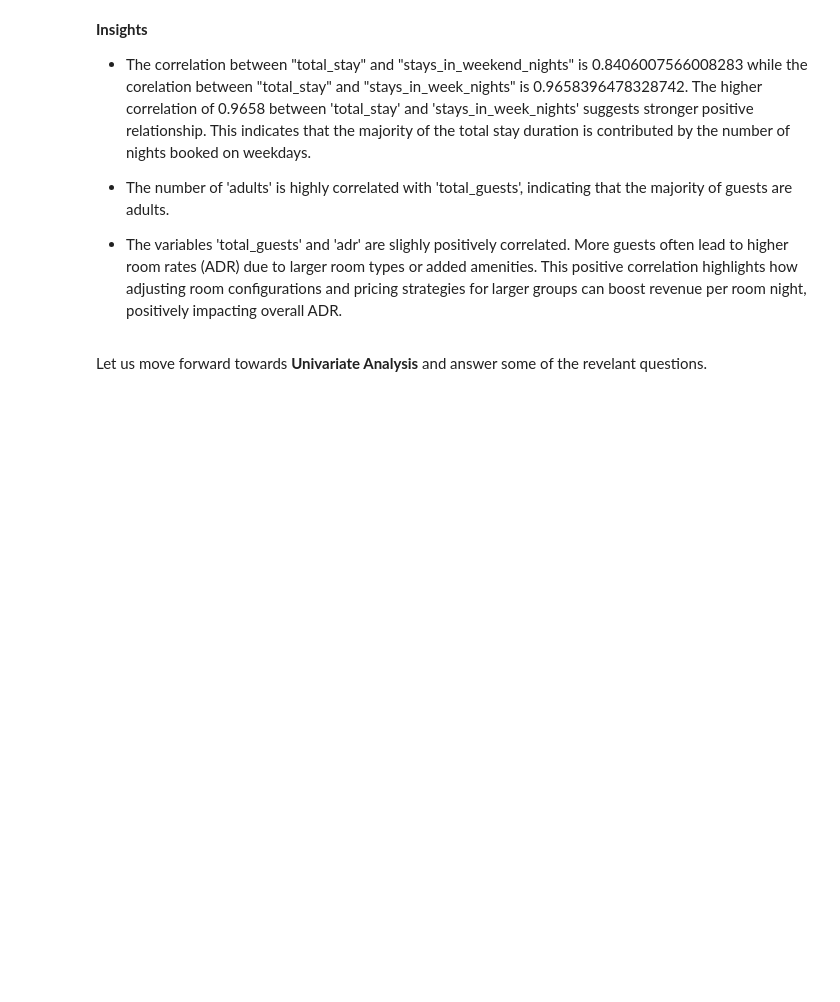
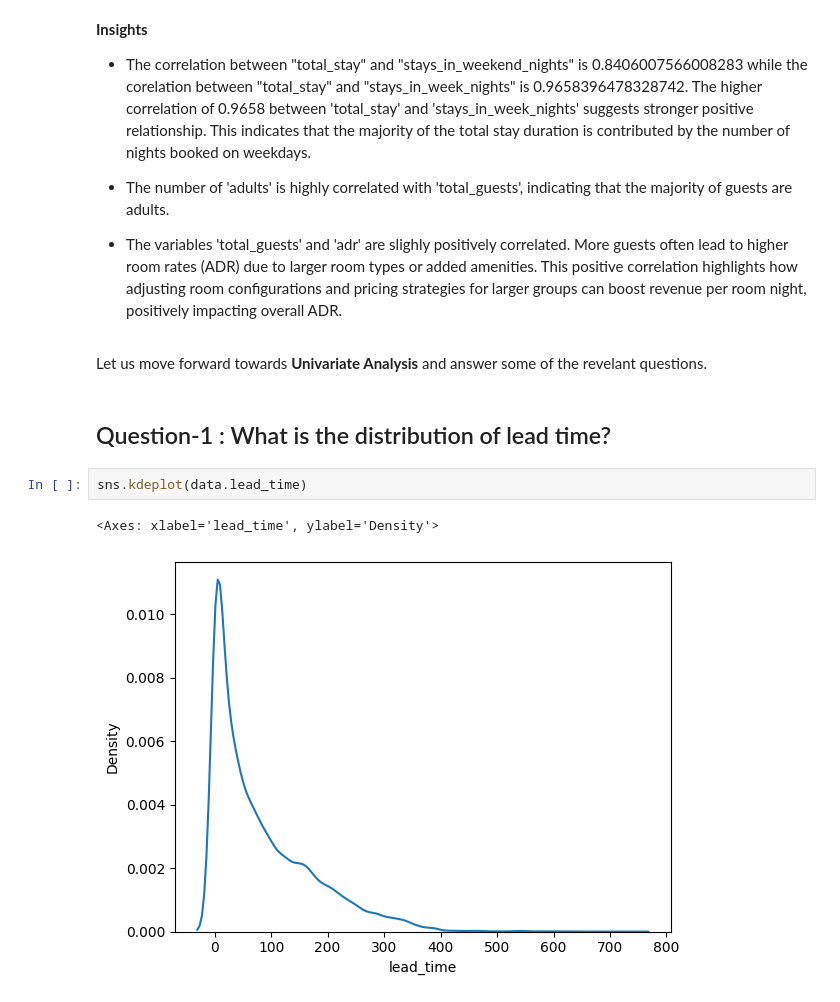
Before and after one commit to Adnan12345678910/Hotel_Booking_Analysis, a Jupyter notebook: Hotel_Bookings.ipynb, the cells around one changed output. Drawn from its saved outputs; the diff is of its cells as text; blank space fills up the shorter version.

```diff
--- a/Hotel_Bookings.ipynb
+++ b/Hotel_Bookings.ipynb
@@ -455,3 +462,10 @@ Correlation between total_guests and adr is 0.3822096222443809
 - The variables 'total_guests' and 'adr' are slighly positively correlated. More guests often lead to higher room rates (ADR) due to larger room types or added amenities. This positive correlation highlights how adjusting room configurations and pricing strategies for larger groups can boost revenue per room night, positively impacting overall ADR.
 # %% [markdown]
 Let us move forward towards **Univariate Analysis** and answer some of the revelant questions.
+# %% [markdown]
+## Question-1 : What is the distribution of lead time?
+# %%
+sns.kdeplot(data.lead_time)
+# %% [output]
+<Axes: xlabel='lead_time', ylabel='Density'>
+[figure, added]
```
Also changed, not shown: parts of 29 cells of this notebook.
